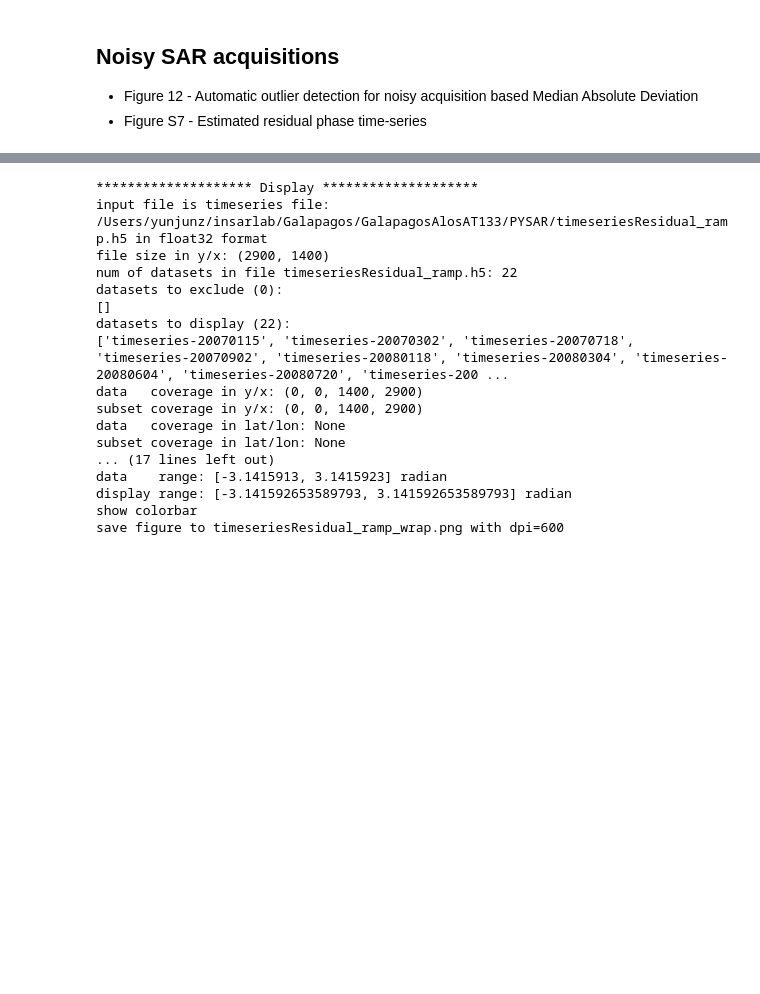
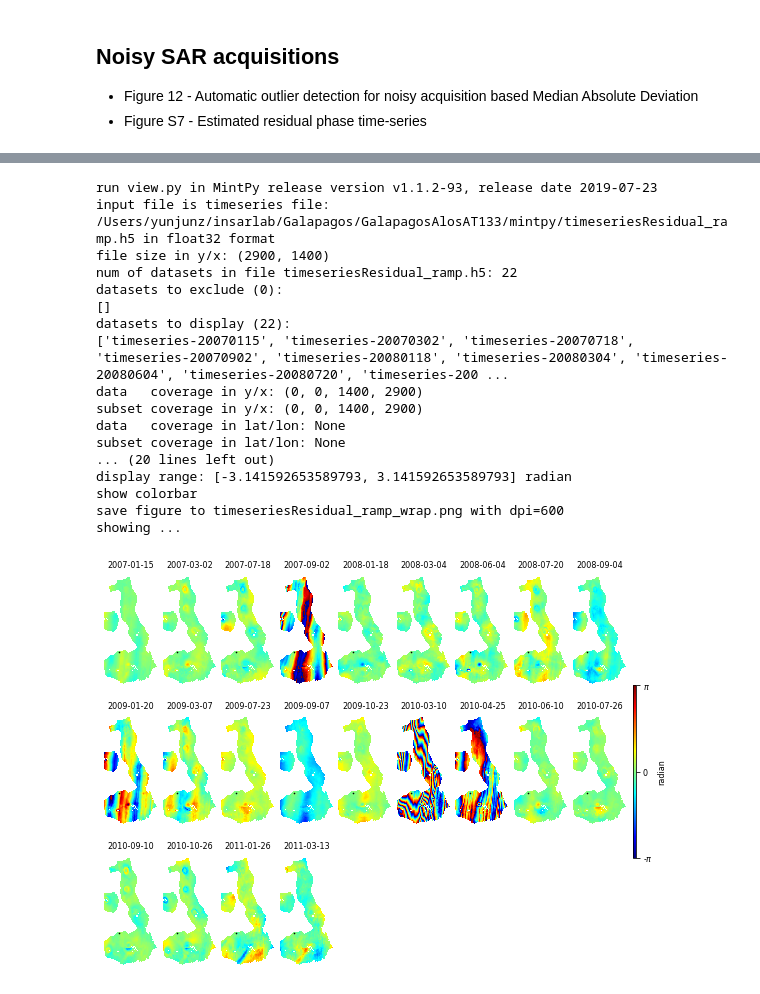
Before and after one commit to insarlab/MintPy, a Jupyter notebook: docs/paper/Fig_12_S07_noisyAcquisition_residualPhase.ipynb, the cells around one changed output, grey strips where cells are left out. Cells and saved outputs as stored; diff of their text form; code cells hidden in the pictures; blank space fills up the shorter version.

```diff
--- a/docs/paper/Fig_12_S07_noisyAcquisition_residualPhase.ipynb
+++ b/docs/paper/Fig_12_S07_noisyAcquisition_residualPhase.ipynb
@@ -83,21 +99,23 @@ saved figure to velocity_compare.png
 # %%
 # Figure S7 - Phase Residual Time-Series
-!view.py timeseriesResidual_ramp.h5 --wrap --figsize 8 6 --fontsize 8 --nrows 3 --ncols 9 --nomultilook --noaxis --notick --no-tight-layout --nodisplay --dpi 600
+scp_args = 'timeseriesResidual_ramp.h5 --wrap --figsize 8 6 --fontsize 8 --nrows 3 --ncols 9 --nomultilook --noaxis --notick --no-tight-layout --save --dpi 600'
+view.main(scp_args.split())
 # %% [output]
-******************** Display ********************
-input file is timeseries file: /Users/yunjunz/insarlab/Galapagos/GalapagosAlosAT133/PYSAR/timeseriesResidual_ramp.h5 in float32 format
+run view.py in MintPy release version v1.1.2-93, release date 2019-07-23
+input file is timeseries file: /Users/yunjunz/insarlab/Galapagos/GalapagosAlosAT133/mintpy/timeseriesResidual_ramp.h5 in float32 format
 file size in y/x: (2900, 1400)
 num of datasets in file timeseriesResidual_ramp.h5: 22
 datasets to exclude (0):
 []
 datasets to display (22):
 ['timeseries-20070115', 'timeseries-20070302', 'timeseries-20070718', 'timeseries-20070902', 'timeseries-20080118', 'timeseries-20080304', 'timeseries-20080604', 'timeseries-20080720', 'timeseries-200 ...
 data   coverage in y/x: (0, 0, 1400, 2900)
 subset coverage in y/x: (0, 0, 1400, 2900)
 data   coverage in lat/lon: None
 subset coverage in lat/lon: None
-... (17 lines left out)
-data    range: [-3.1415913, 3.1415923] radian
+... (20 lines left out)
 display range: [-3.141592653589793, 3.141592653589793] radian
 show colorbar
 save figure to timeseriesResidual_ramp_wrap.png with dpi=600
+showing ...
+[figure, added]
```
Also changed, not shown: parts of 3 cells of this notebook, 37 other files.
